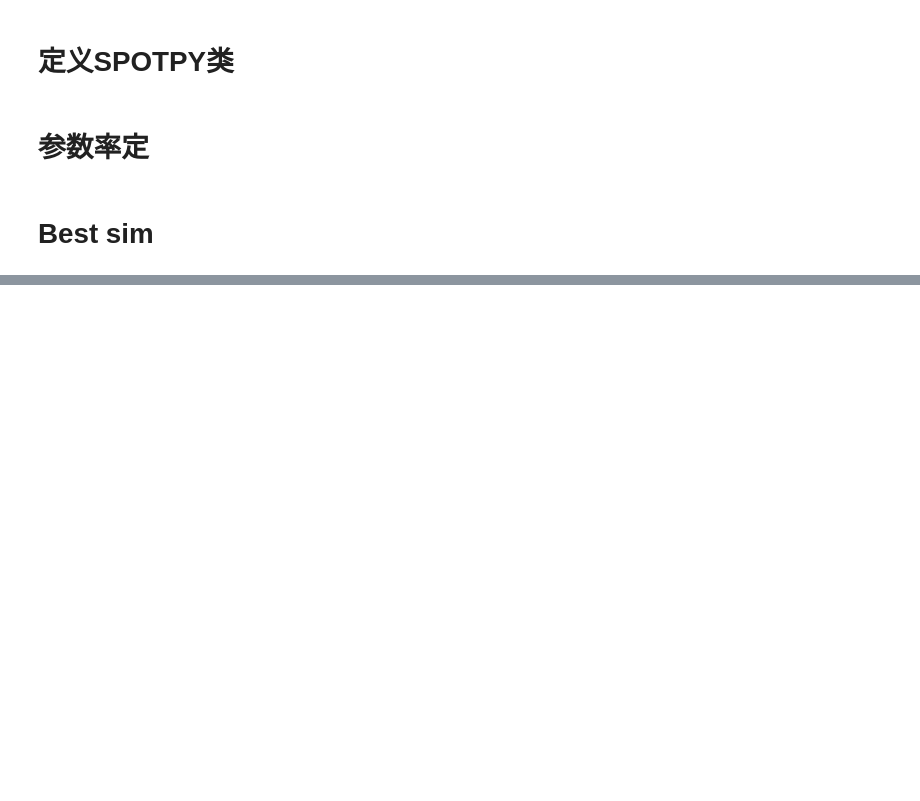
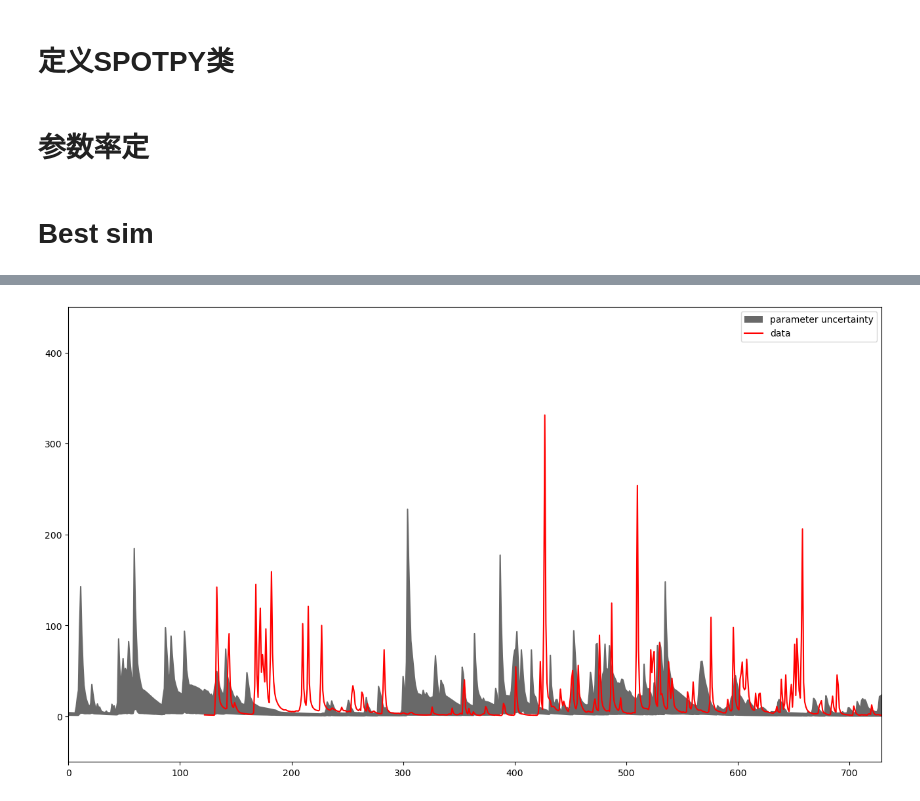
Before and after one commit to ShuaiGe57/SPOTPY-and-pySWATPlus, a Jupyter notebook: Cal.ipynb, the cells around one changed output, grey strips where cells are left out. Cells and saved outputs as stored; diff of their text form; code cells hidden in the pictures; blank space fills up the shorter version.

```diff
--- a/Cal.ipynb
+++ b/Cal.ipynb
@@ -268,0 +272,4 @@ Run number 0 has the lowest objectivefunction with: -0.0625
+# %%
+Cal_results = sp.analyser.load_csv_results("cal")
+fields = [word for word in Cal_results.dtype.names if word.startswith("sim")]
+print(Cal_results[fields])
@@ -268,0 +284,18 @@ Run number 0 has the lowest objectivefunction with: -0.0625
+# %%
+fig = plt.figure(figsize=(16,9))
+ax = plt.subplot(1,1,1)
+q5,q25,q75,q95=[],[],[],[]
+for field in fields:
+    q5.append(np.percentile(Cal_results[field][-100:-1],2.5))
+    q95.append(np.percentile(Cal_results[field][-100:-1],97.5))
+ax.plot(q5,color='dimgrey',linestyle='solid')
+ax.plot(q95,color='dimgrey',linestyle='solid')
+ax.fill_between(np.arange(0,len(q5),1),list(q5),list(q95),facecolor='dimgrey',zorder=0,
+                linewidth=0,label='parameter uncertainty')
+ax.plot(spot_setup.evaluation(),'r-',label='data')
+ax.set_ylim(-50,450)
+ax.set_xlim(0,729)
+ax.legend()
+fig.savefig('python_hymod.png',dpi=300)
+# %% [output]
+[figure, added]
```
Also changed, not shown: parts of 7 cells of this notebook, 1 other file.
